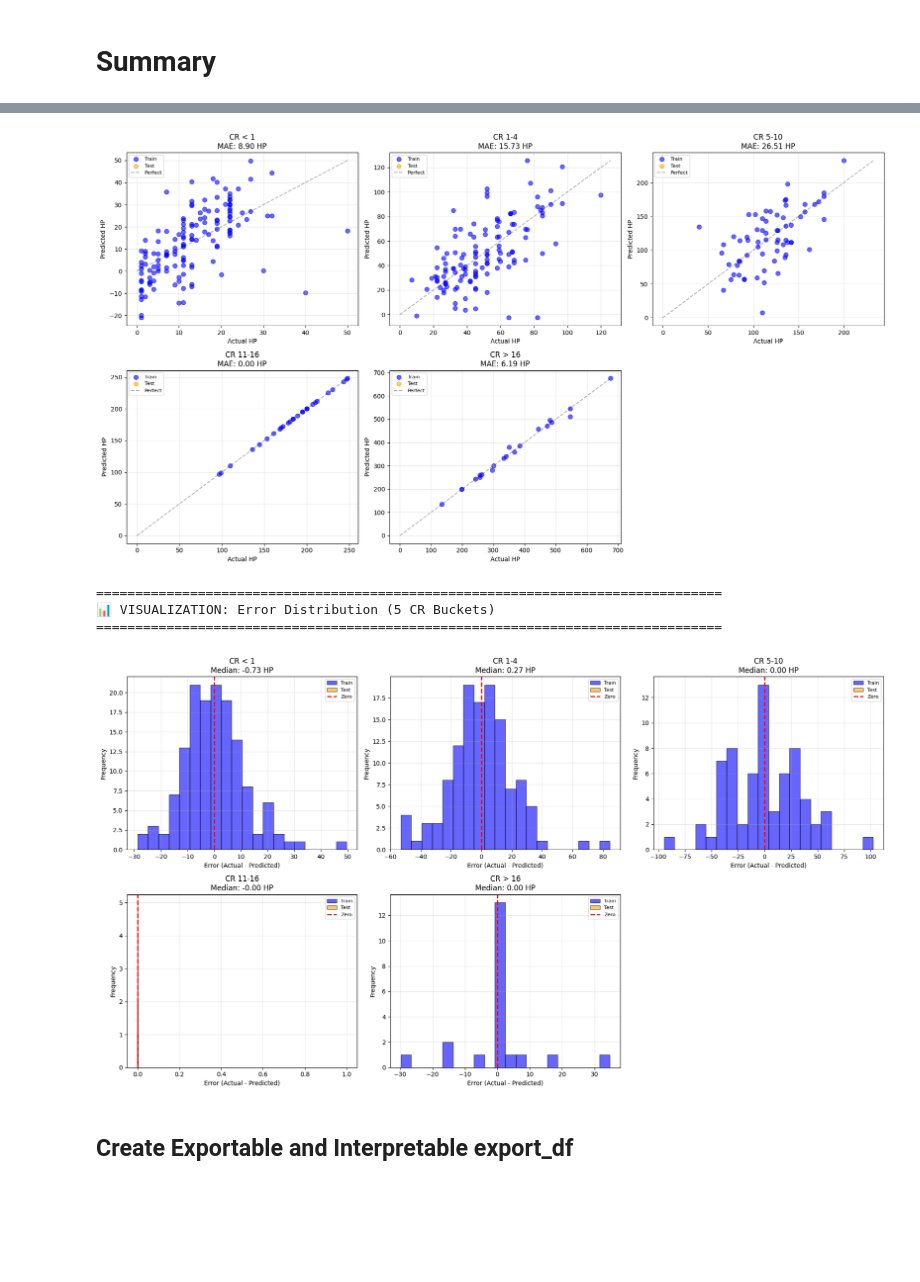
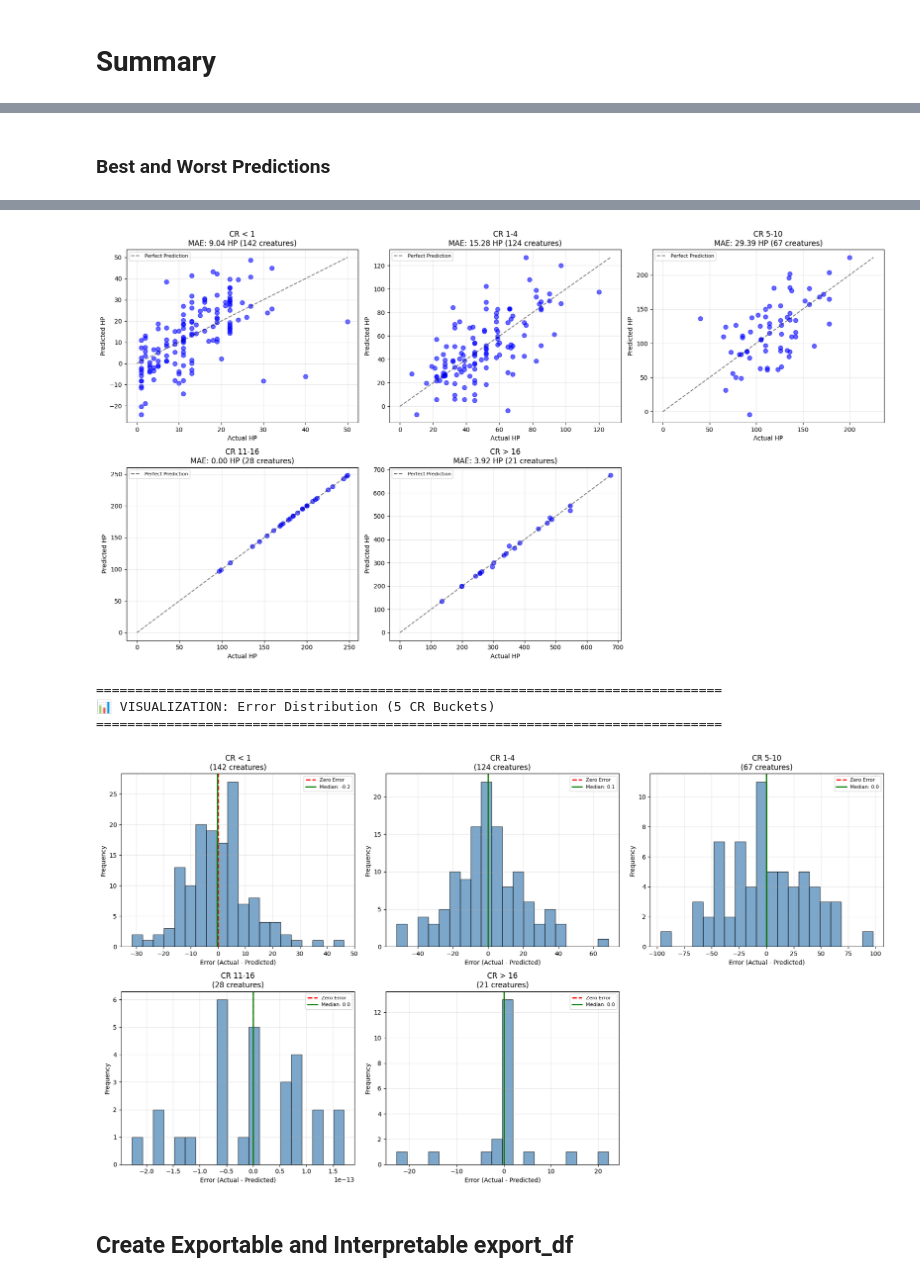
Before and after one commit to conorbarryhoke/matrix_v0, a Jupyter notebook: notebooks/three_tier_hp_model_merged.ipynb, the cells around one changed output, grey strips where cells are left out. Saved outputs shown, nothing was run; the diff lists cells and outputs as text; code cells hidden in the pictures; blank space fills up the shorter version.

```diff
--- a/notebooks/three_tier_hp_model_merged.ipynb
+++ b/notebooks/three_tier_hp_model_merged.ipynb
@@ -816,11 +935,11 @@ phase3_features = [
     'has_legendary_resistance_scaled',
     'has_magic_resistance_scaled',
     'has_regeneration_scaled',
-    'speed_ground_deviation', 'speed_fly', 'speed_swim', 'speed_burrow', 'speed_climb',
-    'max_speed_deviation', 'movement_types_count',
+    'speed_ground_deviation', 'speed_fly_deviation', 'speed_swim', 'speed_burrow', 'speed_climb',
+    'movement_types_count',
     'save_proficiency_count', 'skill_proficiency_count',
     'vulnerability_count', 'condition_immunity_count',
-    'has_darkvision', 'darkvision_range', 'has_blindsight', 'has_truesight', 'has_tremorsense',
+    'has_darkvision', 'darkvision_deviation', 'has_blindsight', 'has_truesight', 'has_tremorsense',
     # 'passive_perception',  # Rolled into save_dc_deviation
     'trait_count', 'reaction_count', 'bonus_action_count',
     'legendary_action_count', 'legendary_actions_per_round',
@@ -1827,8 +2037,10 @@ print("=" * 80)
+# %% [markdown]
+### Best and Worst Predictions
 # %%
 print("🔍 ANALYZING BEST AND WORST PREDICTIONS")
 print("=" * 80)
 
-def analyze_predictions(df_tier, y_actual, y_pred, tier_name, is_train):
+def analyze_predictions(df_tier, y_actual, y_pred, tier_name):
     """Analyze prediction accuracy for a tier."""
     # Create analysis dataframe
     analysis = pd.DataFrame({
@@ -1838,8 +2050,7 @@ def analyze_predictions(df_tier, y_actual, y_pred, tier_name, is_train):
         'Predicted_HP': y_pred,
         'Error': y_actual - y_pred,
         'Abs_Error': np.abs(y_actual - y_pred),
-        'Pct_Error': ((y_actual - y_pred) / y_actual) * 100,
-        'Split': ['Train' if t else 'Test' for t in is_train]
+        'Pct_Error': ((y_actual - y_pred) / y_actual) * 100
     })
 
     # Sort by absolute error
@@ -1850,15 +2061,14 @@ def analyze_predictions(df_tier, y_actual, y_pred, tier_name, is_train):
     worst_10 = analysis.tail(10)
 
     print(f"\n{tier_name} - Best 10 Predictions:")
-    print(best_10[['Name', 'CR', 'Actual_HP', 'Predicted_HP', 'Error', 'Split']].to_string(index=False))
+    print(best_10[['Name', 'CR', 'Actual_HP', 'Predicted_HP', 'Error']].to_string(index=False))
 
     print(f"\n{tier_name} - Worst 10 Predictions:")
-    print(worst_10[['Name', 'CR', 'Actual_HP', 'Predicted_HP', 'Error', 'Split']].to_string(index=False))
+    print(worst_10[['Name', 'CR', 'Actual_HP', 'Predicted_HP', 'Error']].to_string(index=False))
 
     # Summary stats
     print(f"\n{tier_name} Summary:")
     print(f"  Total creatures: {len(analysis)}")
-    print(f"  Training: {sum(is_train)} | Test: {sum(~is_train)}")
     print(f"  Mean Absolute Error: {analysis['Abs_Error'].mean():.2f} HP")
     print(f"  Median Absolute Error: {analysis['Abs_Error'].median():.2f} HP")
     print(f"  Max Error: {analysis['Abs_Error'].max():.2f} HP")
@@ -1873,40 +2083,35 @@ X_cr1_scaled = scaler_cr1.transform(X_cr1)
 y_pred_cr1_residual = model_cr1.predict(X_cr1_scaled)
 y_actual_cr1_full = df_cr1['actual_hp'].values
 y_pred_cr1_full = df_cr1['hp_after_phase2'].values + y_pred_cr1_residual
-is_train_cr1 = np.ones(len(y_cr1), dtype=bool)
-analysis_cr1 = analyze_predictions(df_cr1, y_actual_cr1_full, y_pred_cr1_full, "CR < 1", is_train_cr1)
+analysis_cr1 = analyze_predictions(df_cr1, y_actual_cr1_full, y_pred_cr1_full, "CR < 1")
 
 # CR 1-4
 X_cr2_scaled = scaler_cr2.transform(X_cr2)
 y_pred_cr2_residual = model_cr2.predict(X_cr2_scaled)
 y_actual_cr2_full = df_cr2['actual_hp'].values
 y_pred_cr2_full = df_cr2['hp_after_phase2'].values + y_pred_cr2_residual
-is_train_cr2 = np.array([idx in X_train_cr2.index for idx in X_cr2.index])
-analysis_cr2 = analyze_predictions(df_cr2, y_actual_cr2_full, y_pred_cr2_full, "CR 1-4", is_train_cr2)
+analysis_cr2 = analyze_predictions(df_cr2, y_actual_cr2_full, y_pred_cr2_full, "CR 1-4")
 
 # CR 5-10
 X_cr3_scaled = scaler_cr3.transform(X_cr3)
 y_pred_cr3_residual = model_cr3.predict(X_cr3_scaled)
 y_actual_cr3_full = df_cr3['actual_hp'].values
 y_pred_cr3_full = df_cr3['hp_after_phase2'].values + y_pred_cr3_residual
-is_train_cr3 = np.array([idx in X_train_cr3.index for idx in X_cr3.index])
-analysis_cr3 = analyze_predictions(df_cr3, y_actual_cr3_full, y_pred_cr3_full, "CR 5-10", is_train_cr3)
+analysis_cr3 = analyze_predictions(df_cr3, y_actual_cr3_full, y_pred_cr3_full, "CR 5-10")
 
 # CR 11-16
 X_cr4_scaled = scaler_cr4.transform(X_cr4)
 y_pred_cr4_residual = model_cr4.predict(X_cr4_scaled)
 y_actual_cr4_full = df_cr4['actual_hp'].values
 y_pred_cr4_full = df_cr4['hp_after_phase2'].values + y_pred_cr4_residual
-is_train_cr4 = np.ones(len(y_cr4), dtype=bool)
-analysis_cr4 = analyze_predictions(df_cr4, y_actual_cr4_full, y_pred_cr4_full, "CR 11-16", is_train_cr4)
+analysis_cr4 = analyze_predictions(df_cr4, y_actual_cr4_full, y_pred_cr4_full, "CR 11-16")
 
 # CR > 16
 X_cr5_scaled = scaler_cr5.transform(X_cr5)
 y_pred_cr5_residual = model_cr5.predict(X_cr5_scaled)
 y_actual_cr5_full = df_cr5['actual_hp'].values
 y_pred_cr5_full = df_cr5['hp_after_phase2'].values + y_pred_cr5_residual
-is_train_cr5 = np.ones(len(y_cr5), dtype=bool)
-analysis_cr5 = analyze_predictions(df_cr5, y_actual_cr5_full, y_pred_cr5_full, "CR > 16", is_train_cr5)
+analysis_cr5 = analyze_predictions(df_cr5, y_actual_cr5_full, y_pred_cr5_full, "CR > 16")
 
 # Create visualizations - 5 CR buckets
 print("\n" + "=" * 80)
@@ -1918,18 +2123,13 @@ axes = axes.flatten()
 
 # Helper function for scatter plots
 def plot_scatter(ax, analysis, title):
-    train_mask = analysis['Split'] == 'Train'
-    ax.scatter(analysis.loc[train_mask, 'Actual_HP'],
-               analysis.loc[train_mask, 'Predicted_HP'],
-               alpha=0.6, s=50, color='blue', label='Train')
-    ax.scatter(analysis.loc[~train_mask, 'Actual_HP'],
-               analysis.loc[~train_mask, 'Predicted_HP'],
-               alpha=0.6, s=50, color='orange', label='Test')
+    ax.scatter(analysis['Actual_HP'], analysis['Predicted_HP'],
+               alpha=0.6, s=50, color='blue')
     max_val = max(analysis['Actual_HP'].max(), analysis['Predicted_HP'].max())
-    ax.plot([0, max_val], [0, max_val], 'k--', alpha=0.3, label='Perfect')
+    ax.plot([0, max_val], [0, max_val], 'k--', alpha=0.5, label='Perfect Prediction')
     ax.set_xlabel('Actual HP')
     ax.set_ylabel('Predicted HP')
-    ax.set_title(f'{title}\nMAE: {analysis["Abs_Error"].mean():.2f} HP')
+    ax.set_title(f'{title}\nMAE: {analysis["Abs_Error"].mean():.2f} HP ({len(analysis)} creatures)')
     ax.legend(loc='upper left', fontsize=8)
     ax.grid(True, alpha=0.3)
 
@@ -1955,15 +2155,13 @@ axes = axes.flatten()
 
 # Helper function for error histograms
 def plot_error_hist(ax, analysis, title):
-    train_mask = analysis['Split'] == 'Train'
-    ax.hist(analysis.loc[train_mask, 'Error'], bins=20, alpha=0.6,
-            color='blue', label='Train', edgecolor='black')
-    ax.hist(analysis.loc[~train_mask, 'Error'], bins=20, alpha=0.6,
-            color='orange', label='Test', edgecolor='black')
-    ax.axvline(x=0, color='red', linestyle='--', linewidth=2, label='Zero')
+    ax.hist(analysis['Error'], bins=20, alpha=0.7,
+            color='steelblue', edgecolor='black')
+    ax.axvline(x=0, color='red', linestyle='--', linewidth=2, label='Zero Error')
+    ax.axvline(x=analysis['Error'].median(), color='green', linestyle='-', linewidth=2, label=f'Median: {analysis["Error"].median():.1f}')
     ax.set_xlabel('Error (Actual - Predicted)')
     ax.set_ylabel('Frequency')
-    ax.set_title(f'{title}\nMedian: {analysis["Error"].median():.2f} HP')
+    ax.set_title(f'{title}\n({len(analysis)} creatures)')
     ax.legend(loc='upper right', fontsize=8)
     ax.grid(True, alpha=0.3)
 
@@ -1995,12 +2193,12 @@ Merfolk Skirmisher 0.125         11     11.000000  5.329071e-14 Train
 
 ================================================================================
 📊 VISUALIZATION: Actual vs Predicted HP (5 CR Buckets)
 ================================================================================
-[figure, old version]
+[figure, new version]
 ================================================================================
 📊 VISUALIZATION: Error Distribution (5 CR Buckets)
 ================================================================================
-[figure, old version]
+[figure, new version]
 # %% [markdown]
 ## Create Exportable and Interpretable export_df
 # %%
```
Also changed, not shown: parts of 26 cells of this notebook, 9 other files.
